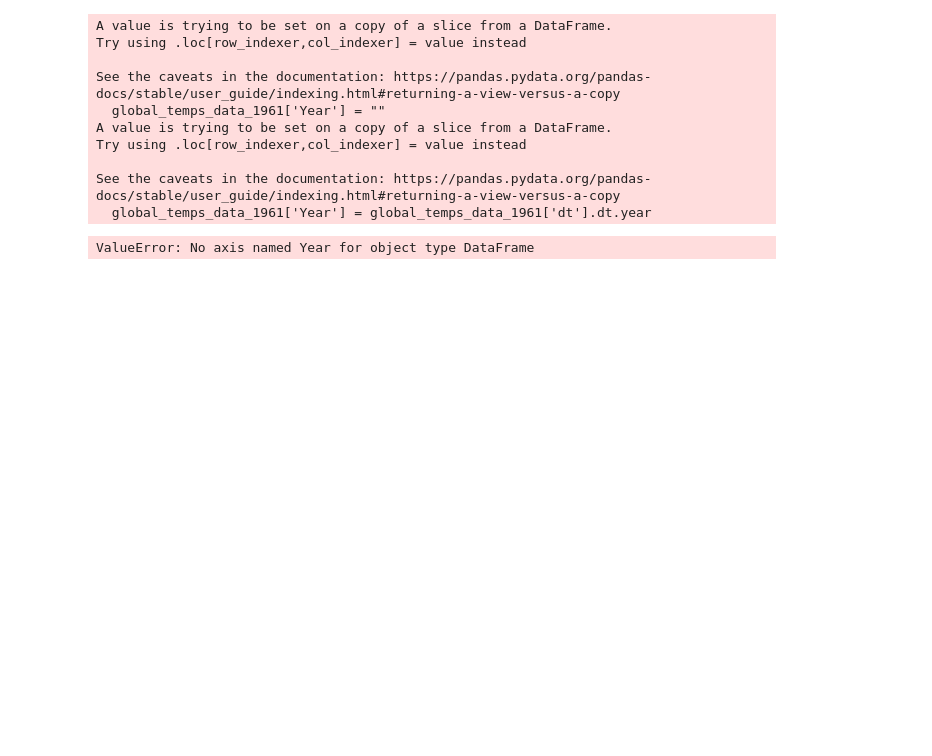
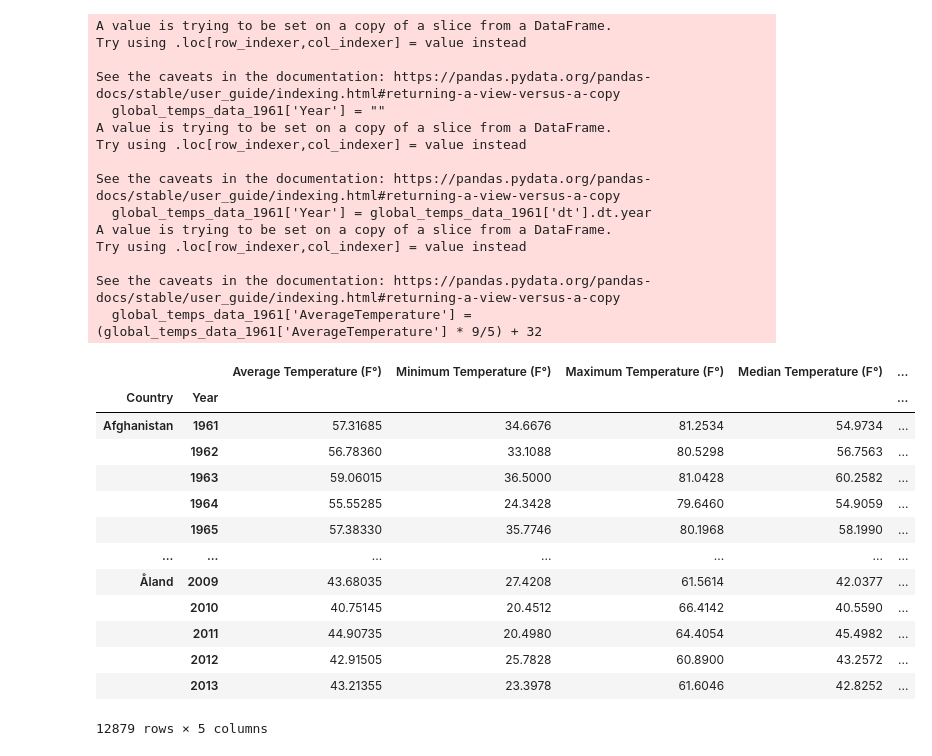
Before and after one commit to canayter/wine_and_climate_change, a Jupyter notebook: main.ipynb, the cells around one changed output. Drawn from its saved outputs; the diff is of its cells as text; code cells hidden in the pictures; blank space fills up the shorter version.

```diff
--- a/main.ipynb
+++ b/main.ipynb
@@ -10,7 +11,7 @@ global_temps_path = "Resources/GlobalLandTemperatures_GlobalLandTemperaturesByCo
 wine_production_data = pd.read_csv(wine_production_path)
 global_temps_data = pd.read_csv(global_temps_path)
 # %%
-
+#Cleaning up GlobalLandTemperatures_GlobalLandTemperaturesByCountry.csv
 unique_countries_wine = wine_production_data['Entity'].unique()
 
 #clean up global_temps_data and return only relevant years
@@ -20,35 +21,70 @@ global_temps_data_1961 = global_temps_data[global_temps_data['dt']>='1961-01-01'
 
 global_temps_data_1961['Year'] = ""
 global_temps_data_1961['Year'] = global_temps_data_1961['dt'].dt.year
-global_temps_data_1961
 
-global_temps_grouped = global_temps_data_1961.groupby('Country','Year')['AverageTemperature']
-global_temps_grouped
+global_temps_data_1961['AverageTemperature'] = (global_temps_data_1961['AverageTemperature'] * 9/5) + 32
 
+global_temps_grouped_mean = global_temps_data_1961.groupby(["Country","Year"])['AverageTemperature'].mean()
+global_temps_grouped_median = global_temps_data_1961.groupby(["Country","Year"])['AverageTemperature'].median()
+global_temps_grouped_max = global_temps_data_1961.groupby(["Country","Year"])['AverageTemperature'].max()
+global_temps_grouped_min = global_temps_data_1961.groupby(["Country","Year"])['AverageTemperature'].min()
+global_temps_grouped_std = global_temps_data_1961.groupby(["Country","Year"])['AverageTemperature'].std()
+
+
+global_temps = pd.DataFrame({
+    "Average Temperature (F°)" : global_temps_grouped_mean,
+    "Minimum Temperature (F°)" : global_temps_grouped_min,
+    "Maximum Temperature (F°)" : global_temps_grouped_max,
+    "Median Temperature (F°)" : global_temps_grouped_median,
+    "Standard Deviation" : global_temps_grouped_std
+})
+
+
+global_temps.to_csv("Resources/global_temps.csv", index_label="Country")
+
+global_temps
 
 
 #merged_data = pd.merge(wine_production_data, global_temps_data, on="Country", how="inner")
 
 
 #merge_data = pd.merge(wine_production_data, global_temps_data, how="inner", left_on="Entity", right_on="Country")
 #merge_data
 
 
 #unique_countries_wine
 #create new data frame with global temp. Group by country, year and calculate the mean, max, min temps. left_on=year. right_on = country
 #1. group by country
 #2. group by year
 
 #inner join will filter out rows
 # %% [output]
 A value is trying to be set on a copy of a slice from a DataFrame.
 Try using .loc[row_indexer,col_indexer] = value instead
 
 See the caveats in the documentation: https://pandas.pydata.org/pandas-docs/stable/user_guide/indexing.html#returning-a-view-versus-a-copy
   global_temps_data_1961['Year'] = ""
 A value is trying to be set on a copy of a slice from a DataFrame.
 Try using .loc[row_indexer,col_indexer] = value instead
 
 See the caveats in the documentation: https://pandas.pydata.org/pandas-docs/stable/user_guide/indexing.html#returning-a-view-versus-a-copy
   global_temps_data_1961['Year'] = global_temps_data_1961['dt'].dt.year
+A value is trying to be set on a copy of a slice from a DataFrame.
+Try using .loc[row_indexer,col_indexer] = value instead
+
+See the caveats in the documentation: https://pandas.pydata.org/pandas-docs/stable/user_guide/indexing.html#returning-a-view-versus-a-copy
+  global_temps_data_1961['AverageTemperature'] = (global_temps_data_1961['AverageTemperature'] * 9/5) + 32
+|  |  | Average Temperature (F°) | Minimum Temperature (F°) | Maximum Temperature (F°) | Median Temperature (F°) | ... |
+| Country | Year |  |  |  |  | ... |
+| Afghanistan | 1961 | 57.31685 | 34.6676 | 81.2534 | 54.9734 | ... |
+|  | 1962 | 56.78360 | 33.1088 | 80.5298 | 56.7563 | ... |
+|  | 1963 | 59.06015 | 36.5000 | 81.0428 | 60.2582 | ... |
+|  | 1964 | 55.55285 | 24.3428 | 79.6460 | 54.9059 | ... |
+|  | 1965 | 57.38330 | 35.7746 | 80.1968 | 58.1990 | ... |
+| ... | ... | ... | ... | ... | ... | ... |
+| Åland | 2009 | 43.68035 | 27.4208 | 61.5614 | 42.0377 | ... |
+|  | 2010 | 40.75145 | 20.4512 | 66.4142 | 40.5590 | ... |
+|  | 2011 | 44.90735 | 20.4980 | 64.4054 | 45.4982 | ... |
+|  | 2012 | 42.91505 | 25.7828 | 60.8900 | 43.2572 | ... |
+|  | 2013 | 43.21355 | 23.3978 | 61.6046 | 42.8252 | ... |
-ValueError: No axis named Year for object type DataFrame
+12879 rows × 5 columns
```
Also changed, not shown: parts of 7 cells of this notebook, 2 other files.
